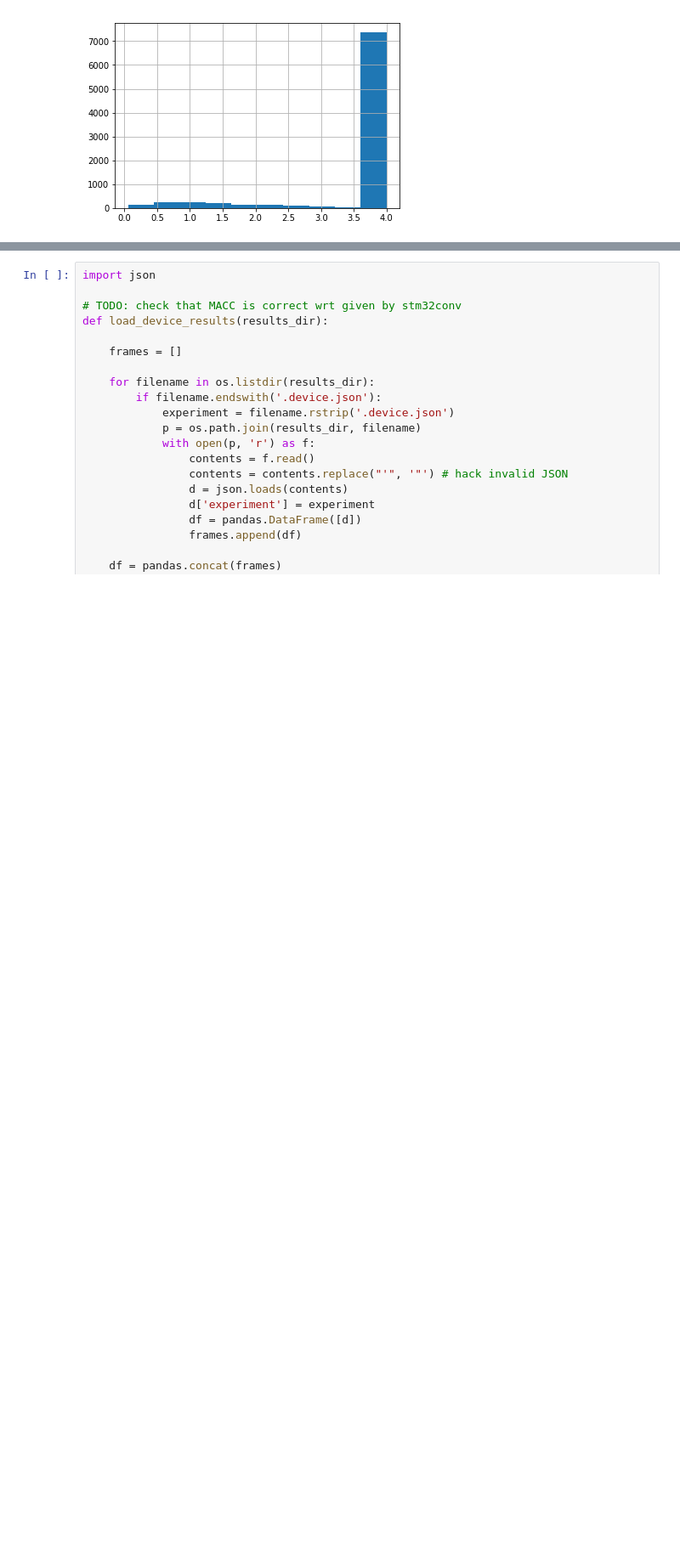
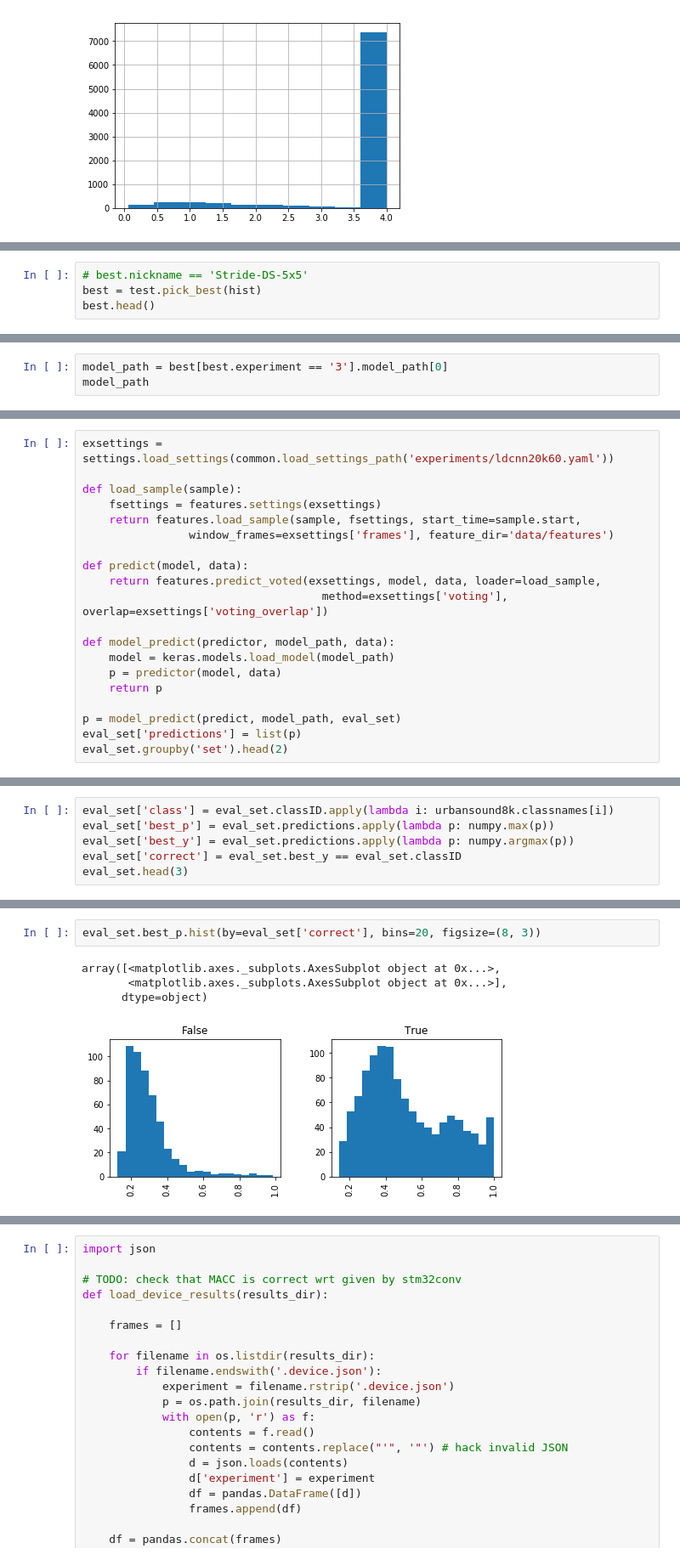
Before and after one commit to jonnor/ESC-CNN-microcontroller, a Jupyter notebook: Experiments.ipynb, the cells around one changed output, grey strips where cells are left out. Shown: that part at 85% size. Drawn from its saved outputs; the diff is of its cells as text; blank space fills up the shorter version.

```diff
--- a/Experiments.ipynb
+++ b/Experiments.ipynb
@@ -33,0 +42,4 @@ data.head()
+# %%
+# best.nickname == 'Stride-DS-5x5'
+best = test.pick_best(hist)
+best.head()
@@ -33,0 +54,3 @@ data.head()
+# %%
+model_path = best[best.experiment == '3'].model_path[0]
+model_path
@@ -33,0 +84,20 @@ data.head()
+# %%
+exsettings = settings.load_settings(common.load_settings_path('experiments/ldcnn20k60.yaml'))
+
+def load_sample(sample):
+    fsettings = features.settings(exsettings)
+    return features.load_sample(sample, fsettings, start_time=sample.start,
+                window_frames=exsettings['frames'], feature_dir='data/features')
+
+def predict(model, data):
+    return features.predict_voted(exsettings, model, data, loader=load_sample,
+                                    method=exsettings['voting'], overlap=exsettings['voting_overlap'])
+
+def model_predict(predictor, model_path, data):
+    model = keras.models.load_model(model_path)
+    p = predictor(model, data)
+    return p
+
+p = model_predict(predict, model_path, eval_set)
+eval_set['predictions'] = list(p)
+eval_set.groupby('set').head(2)
@@ -33,0 +111,6 @@ data.head()
+# %%
+eval_set['class'] = eval_set.classID.apply(lambda i: urbansound8k.classnames[i])
+eval_set['best_p'] = eval_set.predictions.apply(lambda p: numpy.max(p))
+eval_set['best_y'] = eval_set.predictions.apply(lambda p: numpy.argmax(p))
+eval_set['correct'] = eval_set.best_y == eval_set.classID
+eval_set.head(3)
@@ -33,0 +122,7 @@ data.head()
+# %%
+eval_set.best_p.hist(by=eval_set['correct'], bins=20, figsize=(8, 3))
+# %% [output]
+array([<matplotlib.axes._subplots.AxesSubplot object at 0x...>,
+       <matplotlib.axes._subplots.AxesSubplot object at 0x...>],
+      dtype=object)
+[figure, added]
```
Also changed, not shown: parts of 15 cells of this notebook.
